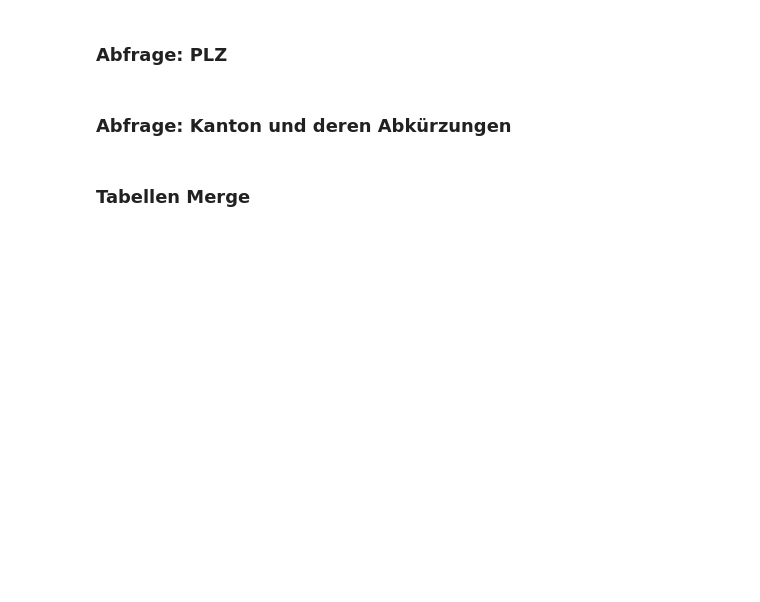
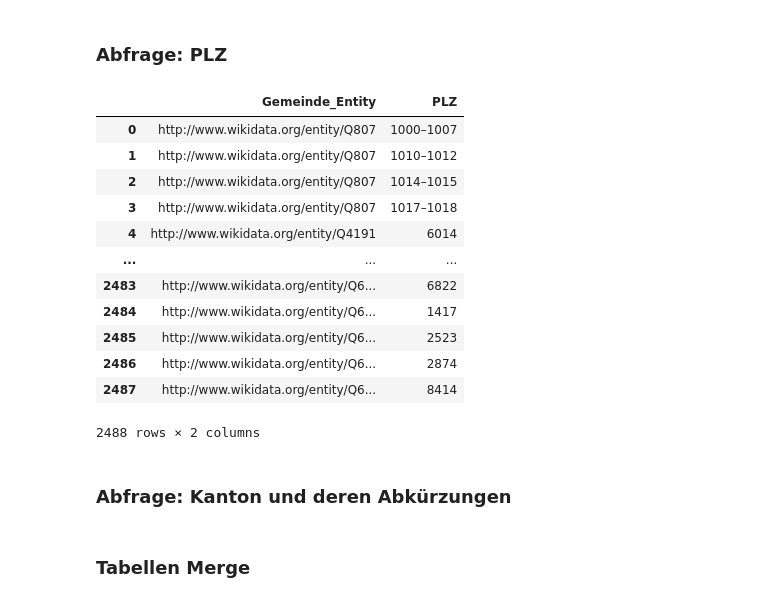
Before and after one commit to lydia-sa/dv_hs23, a Jupyter notebook: KnowledgeEngineering&Extraction/sparql_Abfragen_knowledge_engineering.ipynb, the cells around one changed output. Saved outputs shown, nothing was run; the diff lists cells and outputs as text; code cells hidden in the pictures; blank space fills up the shorter version.

```diff
--- a/KnowledgeEngineering&Extraction/sparql_Abfragen_knowledge_engineering.ipynb
+++ b/KnowledgeEngineering&Extraction/sparql_Abfragen_knowledge_engineering.ipynb
@@ -104,32 +72,46 @@ df_g
 # %%
 PLZ_QUERY = '''
 PREFIX wdt: <http://www.wikidata.org/prop/direct/>
 PREFIX wd: <http://www.wikidata.org/entity/>
 
 SELECT  ?Gemeinde_Entity ?PLZ
 WHERE {
         SERVICE <https://query.wikidata.org/sparql>
             {   ?Gemeinde_Entity    wdt:P31     wd:Q70208 ;  # Filter für Ortschaften
                                     wdt:P17     wd:Q39 ;     # Filter für die Schweiz als Herkunftsland
                                     wdt:P281    ?PLZ .
             }
         }
         '''
 # Graph erstellen und SPARQL-Abfrage durchführen
 g = Graph()
 results_plz = g.query(PLZ_QUERY)
 
 result_plz_list = []
 for row in results_plz:
     result_plz_list.append(row)
 
 # Liste von Tupeln in ein Pandas DataFrame umwandeln
 df_plz_g = pd.DataFrame(result_plz_list, columns=['Gemeinde_Entity', 'PLZ'])
 
 # DataFrame anzeigen
-# df_plz_g
+df_plz_g
 
 # -> einige PLZ sind in einem Intervall angegeben
+# %% [output]
+|  | Gemeinde_Entity | PLZ |
+| 0 | http://www.wikidata.org/entity/Q807 | 1000–1007 |
+| 1 | http://www.wikidata.org/entity/Q807 | 1010–1012 |
+| 2 | http://www.wikidata.org/entity/Q807 | 1014–1015 |
+| 3 | http://www.wikidata.org/entity/Q807 | 1017–1018 |
+| 4 | http://www.wikidata.org/entity/Q4191 | 6014 |
+| ... | ... | ... |
+| 2483 | http://www.wikidata.org/entity/Q6... | 6822 |
+| 2484 | http://www.wikidata.org/entity/Q6... | 1417 |
+| 2485 | http://www.wikidata.org/entity/Q6... | 2523 |
+| 2486 | http://www.wikidata.org/entity/Q6... | 2874 |
+| 2487 | http://www.wikidata.org/entity/Q6... | 8414 |
+2488 rows × 2 columns
 # %%
 # PLZ intervall auflösen und in neue Zeilen speicher
 def split_and_explode(row):
```
Also changed, not shown: parts of 28 cells of this notebook, 10 other files.
